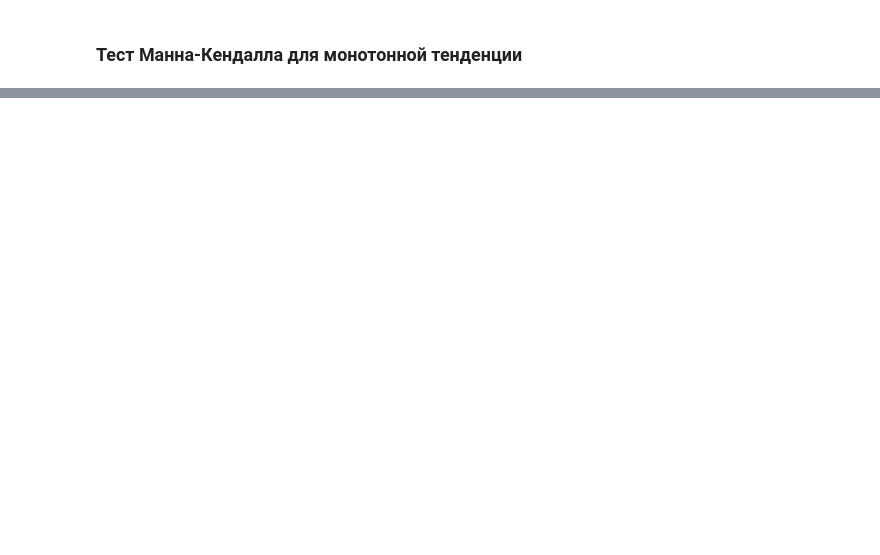
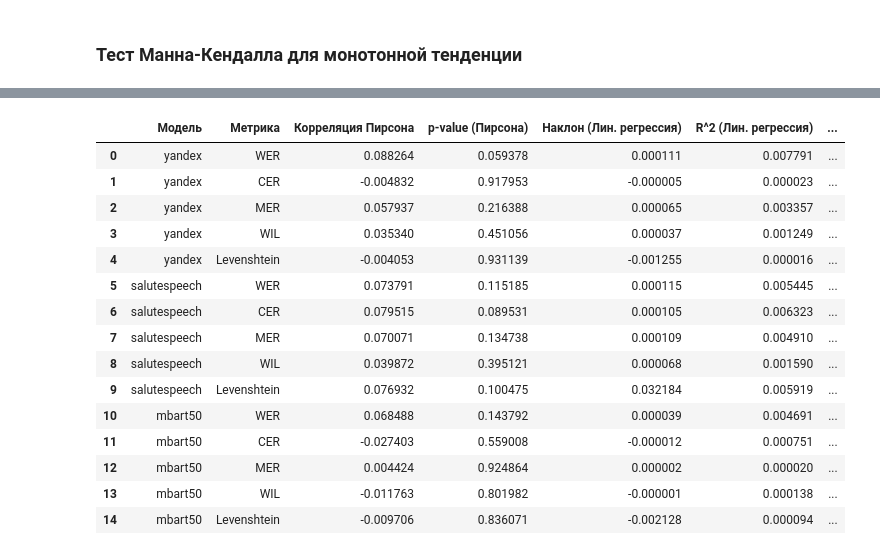
Before and after one commit to RedAlexDad/SpeechTraining, a Jupyter notebook: research/sentense/research.ipynb, the cells around one changed output, grey strips where cells are left out. Drawn from its saved outputs; the diff is of its cells as text; code cells hidden in the pictures; blank space fills up the shorter version.

```diff
--- a/research/sentense/research.ipynb
+++ b/research/sentense/research.ipynb
@@ -244,16 +279,19 @@ metrics = ['WER_yandex', 'CER_yandex', 'MER_yandex', 'WIL_yandex']
 # %% [markdown]
 ### Корреляция Пирсона между временем и каждой метрикой
 # %%
-def pearson_analysis(df, metric):
+def pearson_analysis(df, metric, _print=False):
     df = df.copy()
     # Заполняем пропуски значением 0
     df[metric] = df[metric].fillna(0)
 
     time_indices = np.arange(len(df))  # временной индекс
     corr, p_value = pearsonr(time_indices, df[metric].values)
-    print(f"Корреляция Пирсона для {metric}: {corr:.5f}, p-value: {p_value:.5f}")
-    # return corr, p_value
+    if _print: print(f"Корреляция Пирсона для {metric}: {corr:.5f}, p-value: {p_value:.5f}")
+    return corr, p_value
 
-for metric in metrics:
-    pearson_analysis(df_filtered, metric)
+print('-'*10)
+for model in models:
+    for metric in metrics:
+        pearson_analysis(df_filtered, f'{metric}_{model}', _print=True)
+    print('-'*10)
 # %% [output]
@@ -331,0 +441,21 @@ for metric in metrics:
+# %%
+# Вычисляем результаты тестов
+df_test_results = calculate_test_results(df_filtered)
+df_test_results
+# %% [output]
+|  | Модель | Метрика | Корреляция Пирсона | p-value (Пирсона) | Наклон (Лин. регрессия) | R^2 (Лин. регрессия) | ... |
+| 0 | yandex | WER | 0.088264 | 0.059378 | 0.000111 | 0.007791 | ... |
+| 1 | yandex | CER | -0.004832 | 0.917953 | -0.000005 | 0.000023 | ... |
+| 2 | yandex | MER | 0.057937 | 0.216388 | 0.000065 | 0.003357 | ... |
+| 3 | yandex | WIL | 0.035340 | 0.451056 | 0.000037 | 0.001249 | ... |
+| 4 | yandex | Levenshtein | -0.004053 | 0.931139 | -0.001255 | 0.000016 | ... |
+| 5 | salutespeech | WER | 0.073791 | 0.115185 | 0.000115 | 0.005445 | ... |
+| 6 | salutespeech | CER | 0.079515 | 0.089531 | 0.000105 | 0.006323 | ... |
+| 7 | salutespeech | MER | 0.070071 | 0.134738 | 0.000109 | 0.004910 | ... |
+| 8 | salutespeech | WIL | 0.039872 | 0.395121 | 0.000068 | 0.001590 | ... |
+| 9 | salutespeech | Levenshtein | 0.076932 | 0.100475 | 0.032184 | 0.005919 | ... |
+| 10 | mbart50 | WER | 0.068488 | 0.143792 | 0.000039 | 0.004691 | ... |
+| 11 | mbart50 | CER | -0.027403 | 0.559008 | -0.000012 | 0.000751 | ... |
+| 12 | mbart50 | MER | 0.004424 | 0.924864 | 0.000002 | 0.000020 | ... |
+| 13 | mbart50 | WIL | -0.011763 | 0.801982 | -0.000001 | 0.000138 | ... |
+| 14 | mbart50 | Levenshtein | -0.009706 | 0.836071 | -0.002128 | 0.000094 | ... |
```
Also changed, not shown: parts of 19 cells of this notebook, 5 other files.
